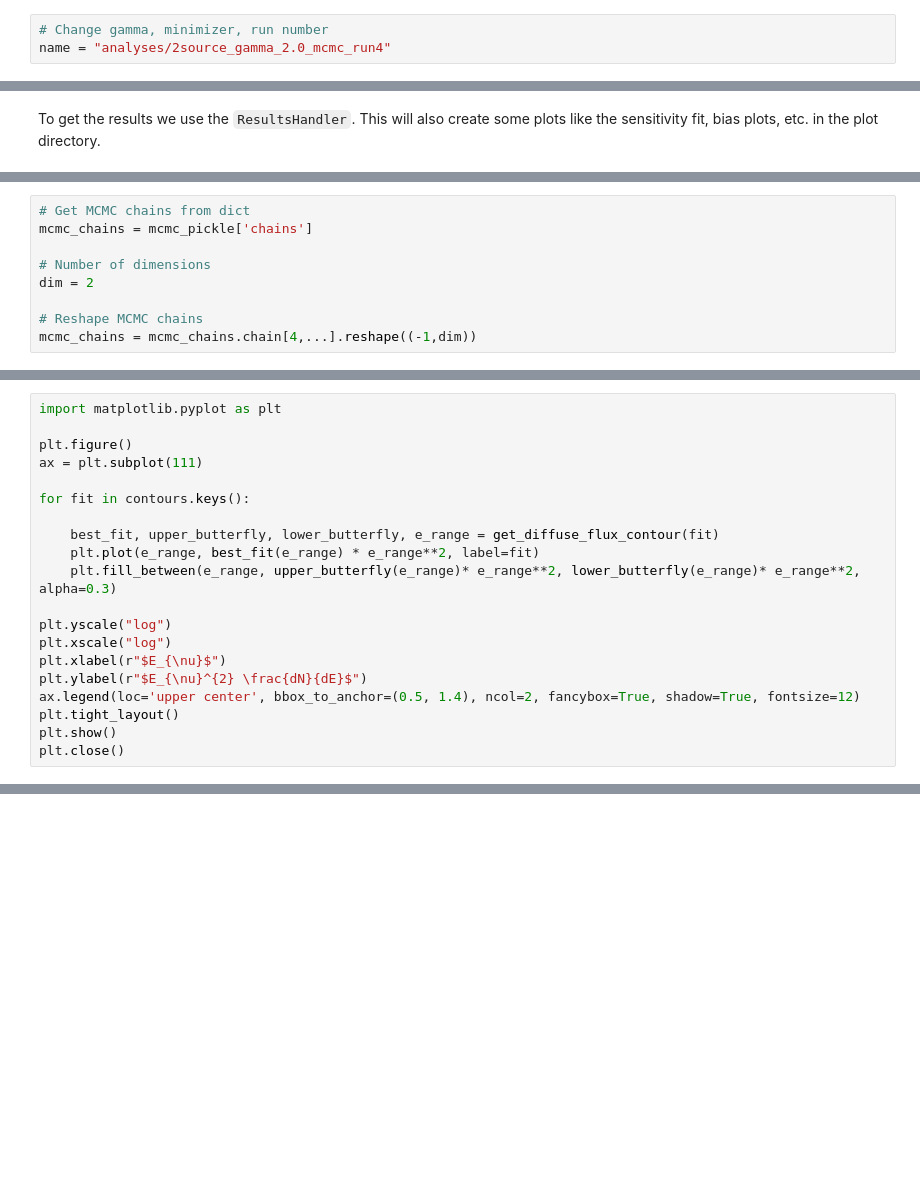
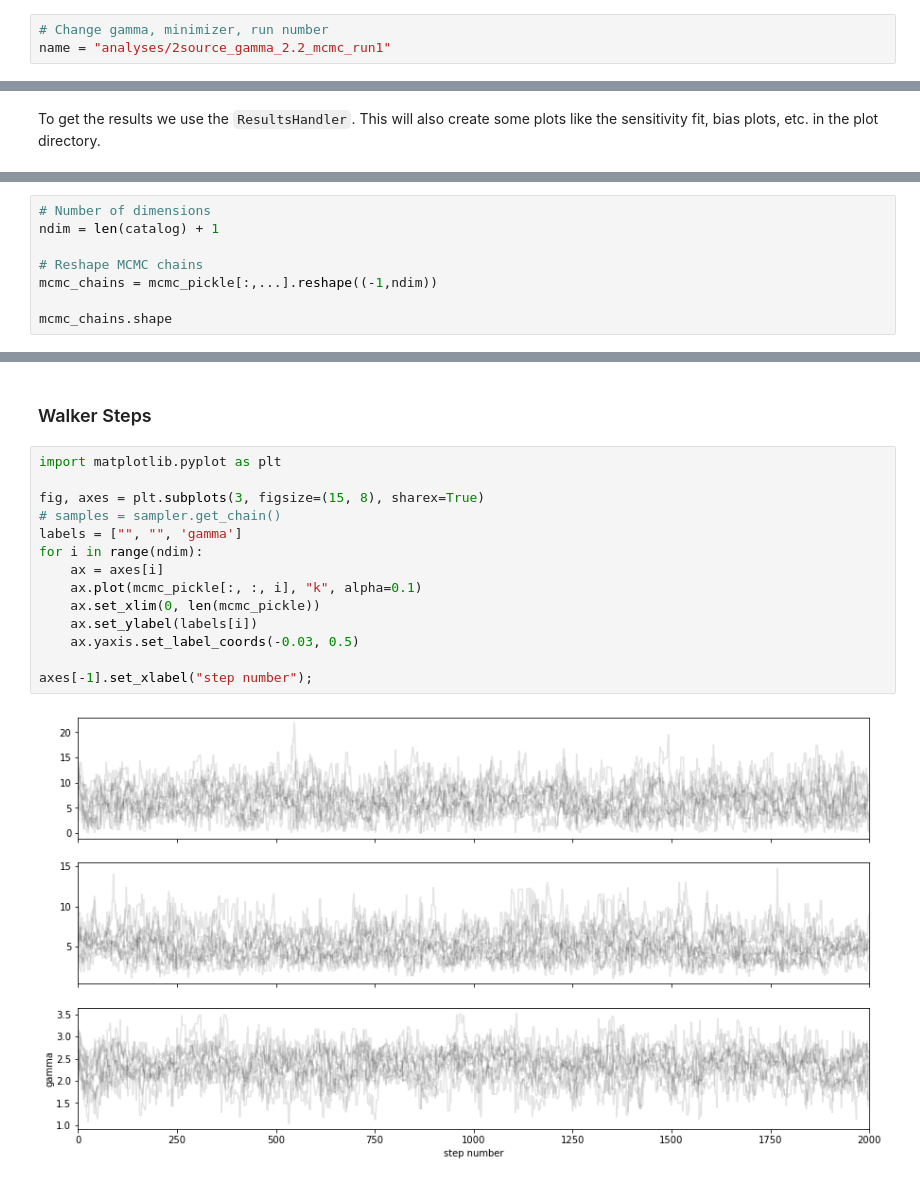
Before and after one commit to icecube/flarestack, a Jupyter notebook: examples/ipython_notebooks/flarestack_llh_workshop.ipynb, the cells around one changed output, grey strips where cells are left out. Drawn from its saved outputs; the diff is of its cells as text; blank space fills up the shorter version.

Commit message:
Updated MCMC plots.

```diff
--- a/examples/ipython_notebooks/flarestack_llh_workshop.ipynb
+++ b/examples/ipython_notebooks/flarestack_llh_workshop.ipynb
@@ -98,7 +69,7 @@ Let's try to calculate the 10-year point source sensitivity for one declination.
 First we have to specify a name for the analysis.
 # %%
 # Change gamma, minimizer, run number
-name = "analyses/2source_gamma_2.0_mcmc_run4"
+name = "analyses/2source_gamma_2.2_mcmc_run1"
 # %% [markdown]
 The input directory (with the analysis dictionaries), the output directory (plots, p-values, etc) and the cache directory (saved trials, etc) will be created accordingly.
 For example our plot output directory will be:
@@ -367,9 +292,8 @@ mcmc_pickle
 # %%
-# Get MCMC chains from dict
-mcmc_chains = mcmc_pickle['chains']
-
 # Number of dimensions
-dim = 2
+ndim = len(catalog) + 1
 
 # Reshape MCMC chains
-mcmc_chains = mcmc_chains.chain[4,...].reshape((-1,dim))
+mcmc_chains = mcmc_pickle[:,...].reshape((-1,ndim))
+
+mcmc_chains.shape
@@ -397,20 +314,0 @@ dict_keys(['joint_15', 'northern_tracks_16', 'northern_tracks_17', 'northern_tra
-# %%
-import matplotlib.pyplot as plt
-
-plt.figure()
-ax = plt.subplot(111)
-
-for fit in contours.keys():
-
-    best_fit, upper_butterfly, lower_butterfly, e_range = get_diffuse_flux_contour(fit)
-    plt.plot(e_range, best_fit(e_range) * e_range**2, label=fit)
-    plt.fill_between(e_range, upper_butterfly(e_range)* e_range**2, lower_butterfly(e_range)* e_range**2, alpha=0.3)
-
-plt.yscale("log")
-plt.xscale("log")
-plt.xlabel(r"$E_{\nu}$")
-plt.ylabel(r"$E_{\nu}^{2} \frac{dN}{dE}$")
-ax.legend(loc='upper center', bbox_to_anchor=(0.5, 1.4), ncol=2, fancybox=True, shadow=True, fontsize=12)
-plt.tight_layout()
-plt.show()
-plt.close()
@@ -532,0 +315,18 @@ INFO:flarestack.cosmo.icecube_diffuse_flux:Loaded contour 'joint_15' from https:
+# %% [markdown]
+### Walker Steps
+# %%
+import matplotlib.pyplot as plt
+
+fig, axes = plt.subplots(3, figsize=(15, 8), sharex=True)
+# samples = sampler.get_chain()
+labels = ["", "", 'gamma']
+for i in range(ndim):
+    ax = axes[i]
+    ax.plot(mcmc_pickle[:, :, i], "k", alpha=0.1)
+    ax.set_xlim(0, len(mcmc_pickle))
+    ax.set_ylabel(labels[i])
+    ax.yaxis.set_label_coords(-0.03, 0.5)
+
+axes[-1].set_xlabel("step number");
+# %% [output]
+[figure, added]
```
Also changed, not shown: parts of 39 cells of this notebook, 1 other file.
